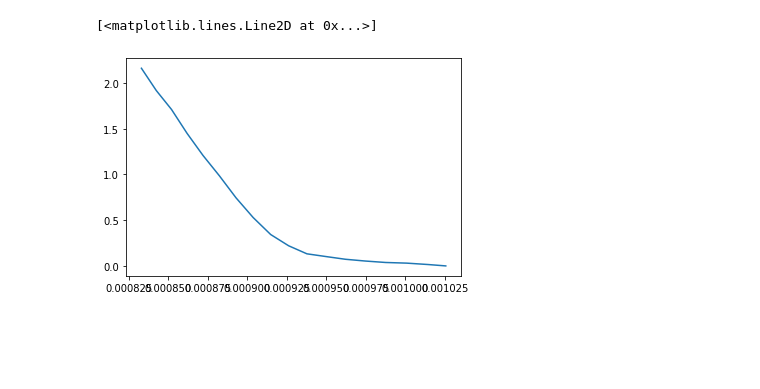
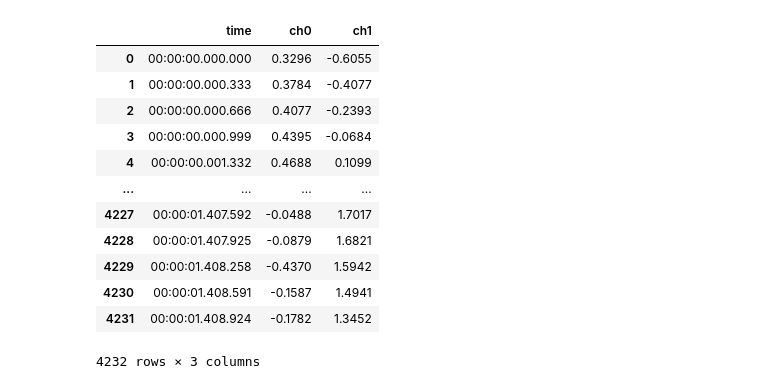
Before and after one commit to yarvod/7sem_labs, a Jupyter notebook: SSE_12/data_processing.ipynb, the cells around one changed output. Saved outputs shown, nothing was run; the diff lists cells and outputs as text; code cells hidden in the pictures; blank space fills up the shorter version.

```diff
--- a/SSE_12/data_processing.ipynb
+++ b/SSE_12/data_processing.ipynb
@@ -126,5 +5,19 @@ plt.show()
-# %%
-plt.plot(1/X2, Y2)
-# %% [output]
-[<matplotlib.lines.Line2D at 0x...>]
-[figure, removed]
+# %%
+data2 = pd.read_csv('data2.csv')
+B = np.array(data2['ch1'])/np.max(np.array(data2['ch1']))
+H = np.array(data2['ch0'])*150/0.24
+data2
+# %% [output]
+|  | time | ch0 | ch1 |
+| 0 | 00:00:00.000.000 | 0.3296 | -0.6055 |
+| 1 | 00:00:00.000.333 | 0.3784 | -0.4077 |
+| 2 | 00:00:00.000.666 | 0.4077 | -0.2393 |
+| 3 | 00:00:00.000.999 | 0.4395 | -0.0684 |
+| 4 | 00:00:00.001.332 | 0.4688 | 0.1099 |
+| ... | ... | ... | ... |
+| 4227 | 00:00:01.407.592 | -0.0488 | 1.7017 |
+| 4228 | 00:00:01.407.925 | -0.0879 | 1.6821 |
+| 4229 | 00:00:01.408.258 | -0.4370 | 1.5942 |
+| 4230 | 00:00:01.408.591 | -0.1587 | 1.4941 |
+| 4231 | 00:00:01.408.924 | -0.1782 | 1.3452 |
+4232 rows × 3 columns
```
Also changed, not shown: parts of 11 cells of this notebook, 12 other files.
